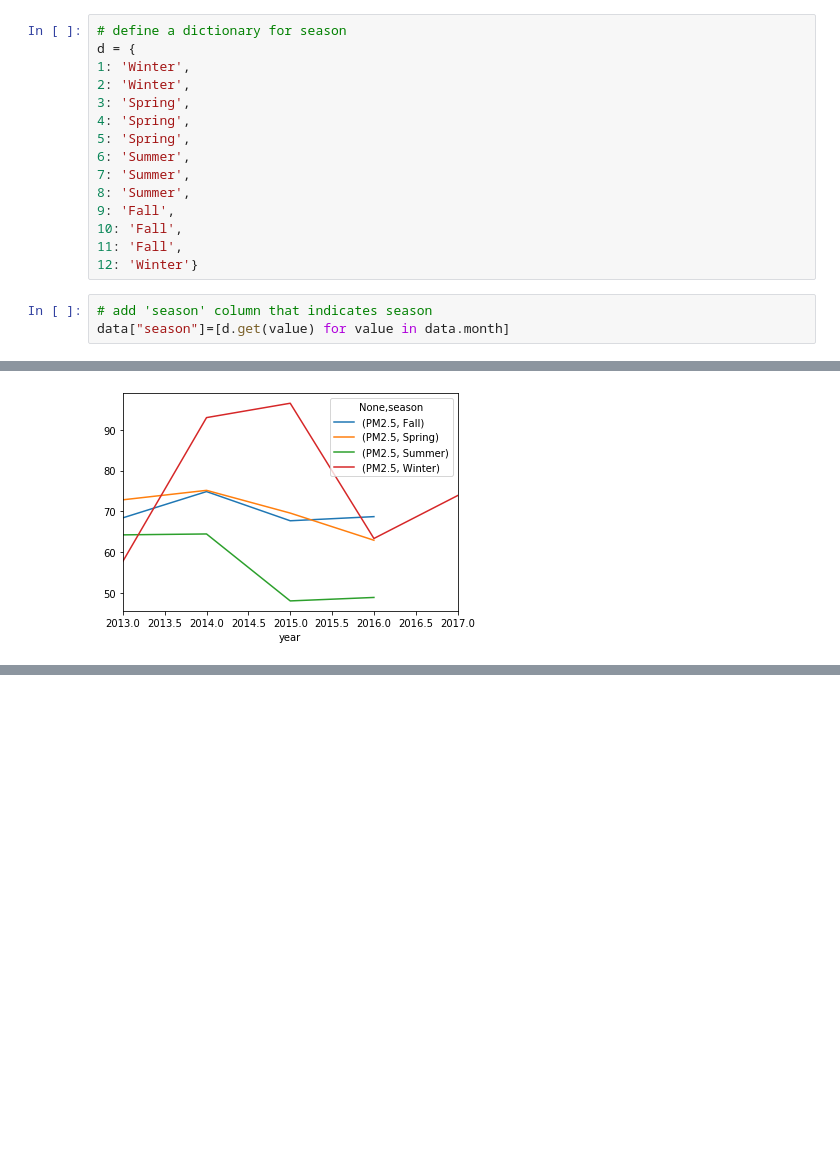
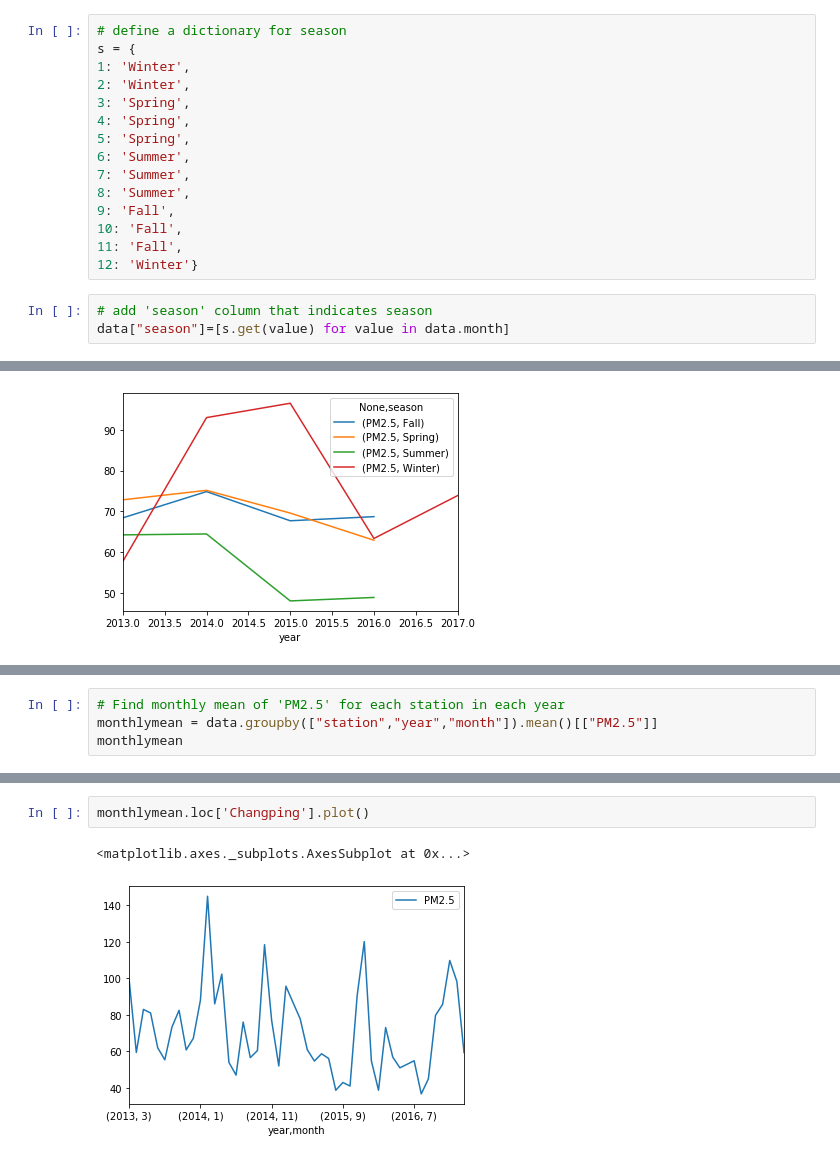
Before and after one commit to roccohsia/stats131group10, a Jupyter notebook: final project.ipynb, the cells around one changed output, grey strips where cells are left out. Saved outputs shown, nothing was run; the diff lists cells and outputs as text; blank space fills up the shorter version.

Commit message:
update monthly mean of pm 2.5 plots

```diff
--- a/final project.ipynb
+++ b/final project.ipynb
@@ -209,7 +209,7 @@ data.loc[('Huairou', '2017-01-01 00:00:00'):('Huairou', '2017-01-31 23:00:00')]
 744 rows × 16 columns
 # %%
 # define a dictionary for season
-d = {
+s = {
 1: 'Winter',
 2: 'Winter',
 3: 'Spring',
@@ -224,7 +224,7 @@ d = {
 12: 'Winter'}
 # %%
 # add 'season' column that indicates season
-data["season"]=[d.get(value) for value in data.month]
+data["season"]=[s.get(value) for value in data.month]
 # %%
 data.head()
 # %% [output]
@@ -275,0 +278,4 @@ seasonmean.loc['Huairou'].plot()
+# %%
+# Find monthly mean of 'PM2.5' for each station in each year
+monthlymean = data.groupby(["station","year","month"]).mean()[["PM2.5"]]
+monthlymean
@@ -275,0 +297,5 @@ seasonmean.loc['Huairou'].plot()
+# %%
+monthlymean.loc['Changping'].plot()
+# %% [output]
+<matplotlib.axes._subplots.AxesSubplot at 0x...>
+[figure, added]
```
Also changed, not shown: parts of 5 cells of this notebook.
